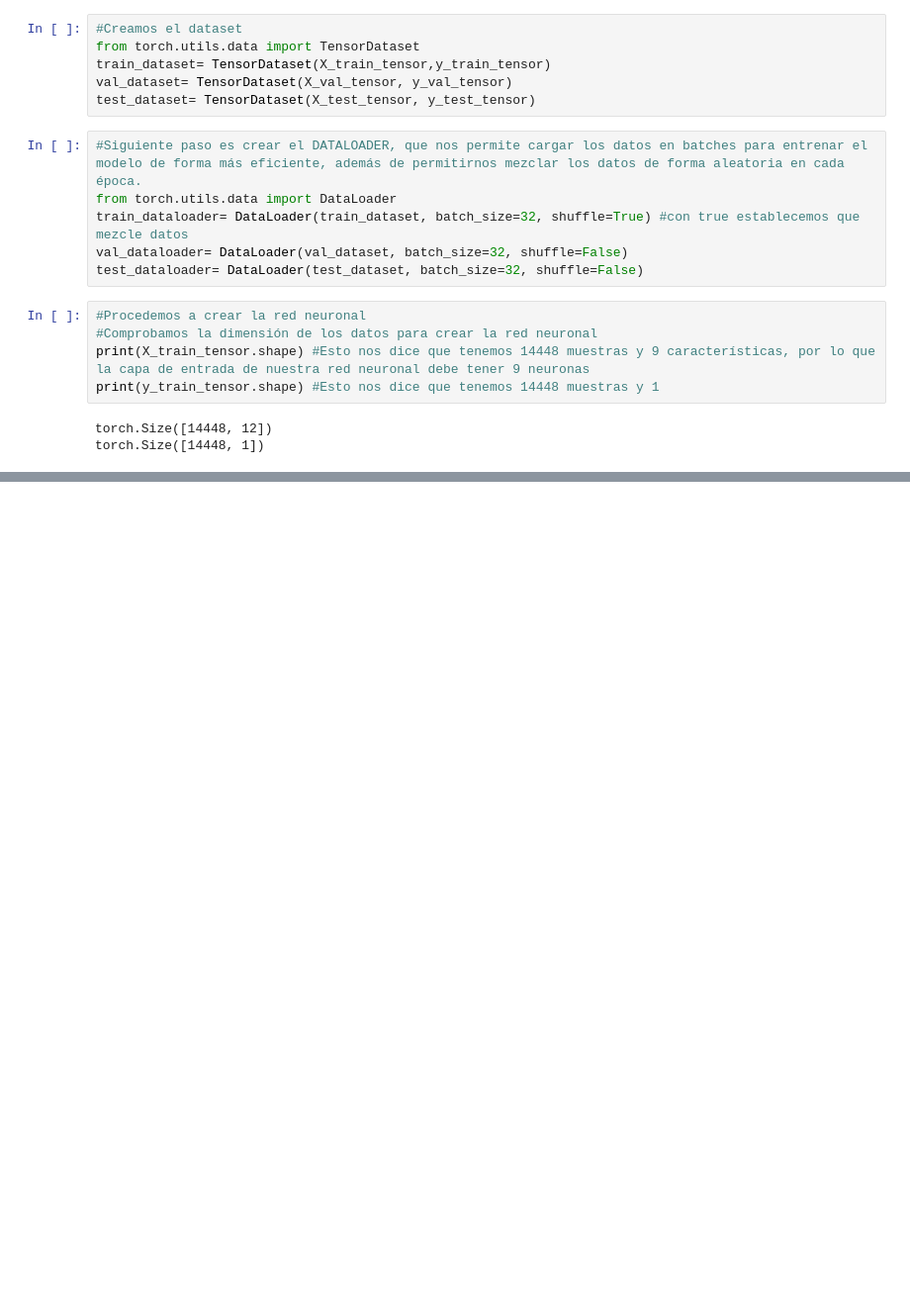
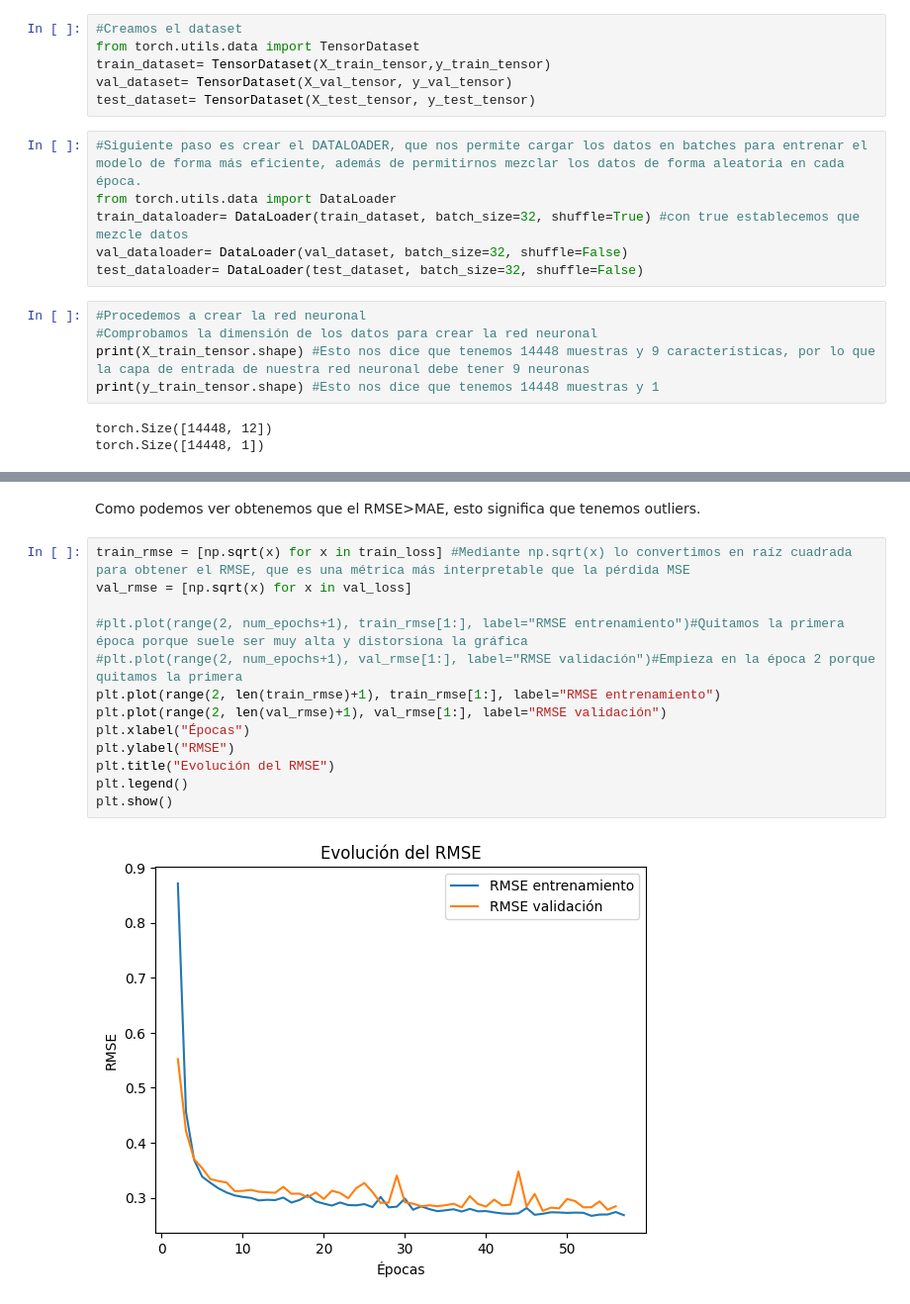
Before and after one commit to SergioReigosa/ia25-master-main, a Jupyter notebook: sergio_ejercicios/housing_prices/framing.ipynb, the cells around one changed output, grey strips where cells are left out. Shown at 99% size. Drawn from its saved outputs; the diff is of its cells as text; blank space fills up the shorter version.

```diff
--- a/sergio_ejercicios/housing_prices/framing.ipynb
+++ b/sergio_ejercicios/housing_prices/framing.ipynb
@@ -434,0 +586,17 @@ model = CaliforniaModel(input_dim, hidden_dim1, hidden_dim2, output_dim)
+# %% [markdown]
+Como podemos ver obtenemos que el RMSE>MAE, esto significa que tenemos outliers.
+# %%
+train_rmse = [np.sqrt(x) for x in train_loss] #Mediante np.sqrt(x) lo convertimos en raíz cuadrada para obtener el RMSE, que es una métrica más interpretable que la pérdida MSE
+val_rmse = [np.sqrt(x) for x in val_loss]
+
+#plt.plot(range(2, num_epochs+1), train_rmse[1:], label="RMSE entrenamiento")#Quitamos la primera época porque suele ser muy alta y distorsiona la gráfica
+#plt.plot(range(2, num_epochs+1), val_rmse[1:], label="RMSE validación")#Empieza en la época 2 porque quitamos la primera
+plt.plot(range(2, len(train_rmse)+1), train_rmse[1:], label="RMSE entrenamiento")
+plt.plot(range(2, len(val_rmse)+1), val_rmse[1:], label="RMSE validación")
+plt.xlabel("Épocas")
+plt.ylabel("RMSE")
+plt.title("Evolución del RMSE")
+plt.legend()
+plt.show()
+# %% [output]
+[figure, added]
```
Also changed, not shown: parts of 13 cells of this notebook, 1 other file.
